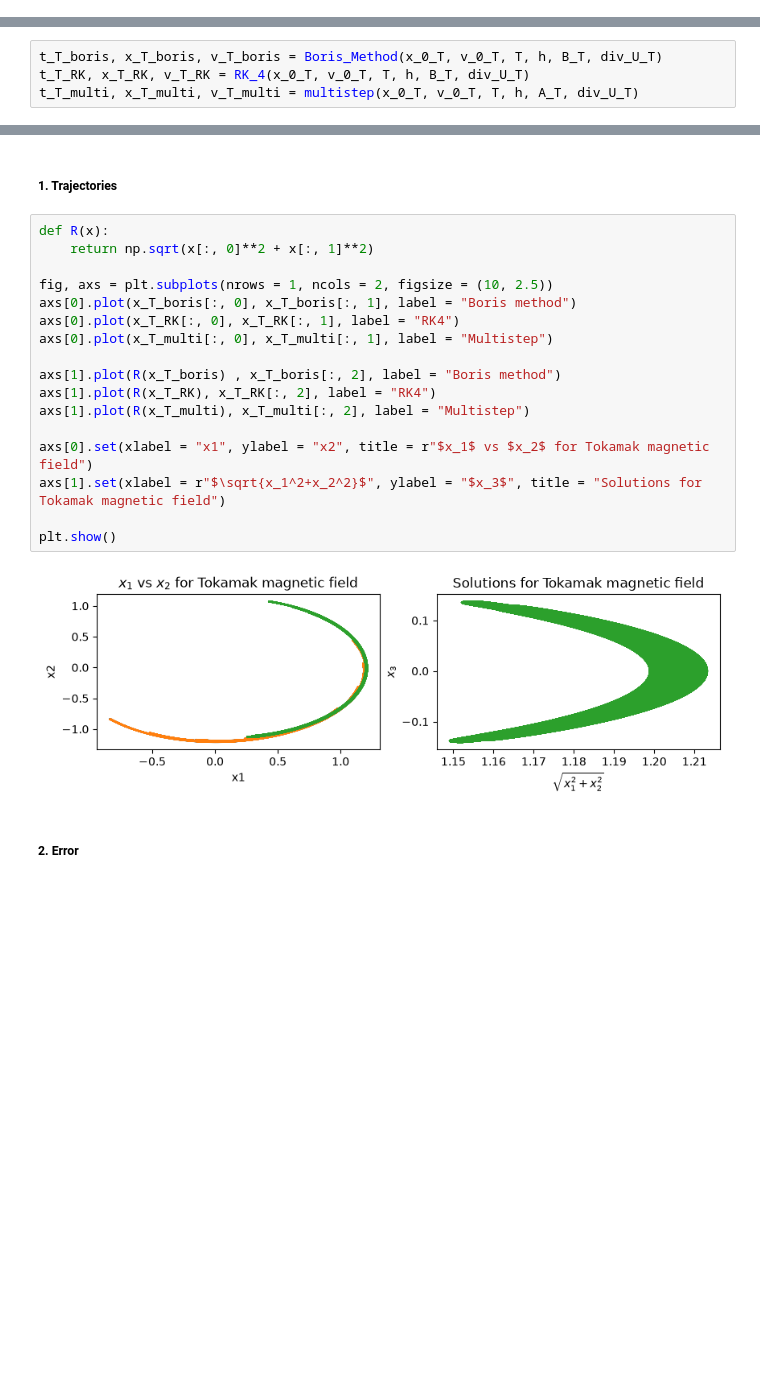
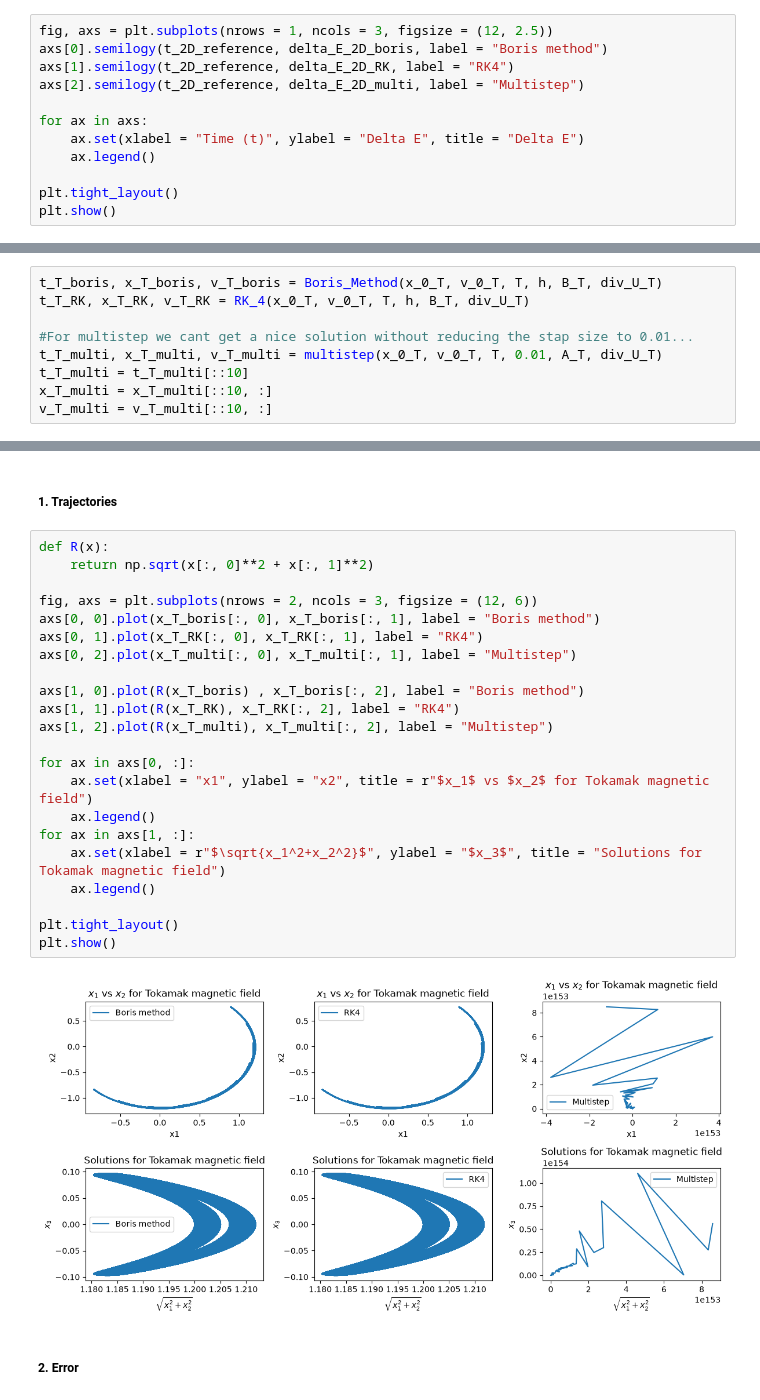
Before and after one commit to einaraarnaes/Project_2_TMA4215, a Jupyter notebook: report.ipynb, the cells around one changed output, grey strips where cells are left out. Cells and saved outputs as stored; diff of their text form; blank space fills up the shorter version.

```diff
--- a/report.ipynb
+++ b/report.ipynb
@@ -366,2 +385,14 @@ ValueError: x and y must have same first dimension, but have shapes (1000001,) a
 # %% [markdown]
 ##### 3. Change in energy
+# %%
+fig, axs = plt.subplots(nrows = 1, ncols = 3, figsize = (12, 2.5))
+axs[0].semilogy(t_2D_reference, delta_E_2D_boris, label = "Boris method")
+axs[1].semilogy(t_2D_reference, delta_E_2D_RK, label = "RK4")
+axs[2].semilogy(t_2D_reference, delta_E_2D_multi, label = "Multistep")
+
+for ax in axs:
+    ax.set(xlabel = "Time (t)", ylabel = "Delta E", title = "Delta E")
+    ax.legend()
+
+plt.tight_layout()
+plt.show()
@@ -370,4 +403,9 @@ ValueError: x and y must have same first dimension, but have shapes (1000001,) a
 # %%
 t_T_boris, x_T_boris, v_T_boris = Boris_Method(x_0_T, v_0_T, T, h, B_T, div_U_T)
 t_T_RK, x_T_RK, v_T_RK = RK_4(x_0_T, v_0_T, T, h, B_T, div_U_T)
-t_T_multi, x_T_multi, v_T_multi = multistep(x_0_T, v_0_T, T, h, A_T, div_U_T)
+
+#For multistep we cant get a nice solution without reducing the stap size to 0.01...
+t_T_multi, x_T_multi, v_T_multi = multistep(x_0_T, v_0_T, T, 0.01, A_T, div_U_T)
+t_T_multi = t_T_multi[::10]
+x_T_multi = x_T_multi[::10, :]
+v_T_multi = v_T_multi[::10, :]
@@ -376,21 +428,26 @@ t_T_multi, x_T_multi, v_T_multi = multistep(x_0_T, v_0_T, T, h, A_T, div_U_T)
 # %%
 def R(x):
     return np.sqrt(x[:, 0]**2 + x[:, 1]**2)
 
-fig, axs = plt.subplots(nrows = 1, ncols = 2, figsize = (10, 2.5))
-axs[0].plot(x_T_boris[:, 0], x_T_boris[:, 1], label = "Boris method")
-axs[0].plot(x_T_RK[:, 0], x_T_RK[:, 1], label = "RK4")
-axs[0].plot(x_T_multi[:, 0], x_T_multi[:, 1], label = "Multistep")
+fig, axs = plt.subplots(nrows = 2, ncols = 3, figsize = (12, 6))
+axs[0, 0].plot(x_T_boris[:, 0], x_T_boris[:, 1], label = "Boris method")
+axs[0, 1].plot(x_T_RK[:, 0], x_T_RK[:, 1], label = "RK4")
+axs[0, 2].plot(x_T_multi[:, 0], x_T_multi[:, 1], label = "Multistep")
 
-axs[1].plot(R(x_T_boris) , x_T_boris[:, 2], label = "Boris method")
-axs[1].plot(R(x_T_RK), x_T_RK[:, 2], label = "RK4")
-axs[1].plot(R(x_T_multi), x_T_multi[:, 2], label = "Multistep")
+axs[1, 0].plot(R(x_T_boris) , x_T_boris[:, 2], label = "Boris method")
+axs[1, 1].plot(R(x_T_RK), x_T_RK[:, 2], label = "RK4")
+axs[1, 2].plot(R(x_T_multi), x_T_multi[:, 2], label = "Multistep")
 
-axs[0].set(xlabel = "x1", ylabel = "x2", title = r"$x_1$ vs $x_2$ for Tokamak magnetic field")
-axs[1].set(xlabel = r"$\sqrt{x_1^2+x_2^2}$", ylabel = "$x_3$", title = "Solutions for Tokamak magnetic field")
+for ax in axs[0, :]:
+    ax.set(xlabel = "x1", ylabel = "x2", title = r"$x_1$ vs $x_2$ for Tokamak magnetic field")
+    ax.legend()
+for ax in axs[1, :]:
+    ax.set(xlabel = r"$\sqrt{x_1^2+x_2^2}$", ylabel = "$x_3$", title = "Solutions for Tokamak magnetic field")
+    ax.legend()
 
+plt.tight_layout()
 plt.show()
 # %% [output]
-[figure, old version]
+[figure, new version]
 # %% [markdown]
 ##### 2. Error
```
Also changed, not shown: parts of 12 cells of this notebook.
